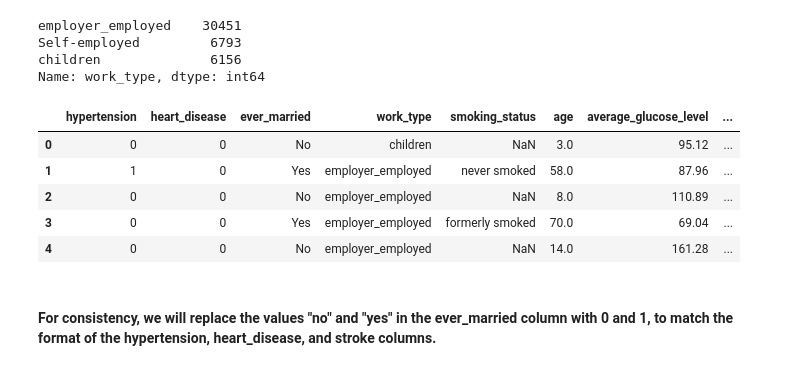
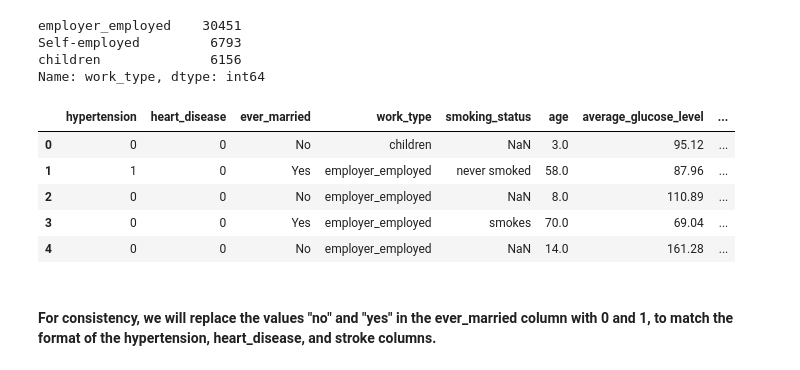
Before and after one commit to TylerTompa/UNCC_Project_3, a Jupyter notebook: healthcare-data/Jupyter/Data_Analysis.ipynb, the cells around one changed output. Cells and saved outputs as stored; diff of their text form; code cells hidden in the pictures.

```diff
--- a/healthcare-data/Jupyter/Data_Analysis.ipynb
+++ b/healthcare-data/Jupyter/Data_Analysis.ipynb
@@ -557,0 +622,4 @@ Percent of people smoking_status smokes (only those with stroke): 20.85
+# %%
+stroke_data_clean.replace(["smokes"], "temporary", inplace=True)
+stroke_data_clean.replace(["formerly smoked"], "smokes", inplace=True)
+stroke_data_clean.replace(["temporary"], "formerly smoked", inplace=True)
@@ -843,30 +993,36 @@ Name: work_type, dtype: int64
 # %%
 # Make new dataframe only including relevant features
 stroke_data_relevant_features_and_label = pd.DataFrame()
 
 # Add categorical features to dataframe
 stroke_data_relevant_features_and_label["hypertension"] = stroke_data_clean["hypertension"]
 stroke_data_relevant_features_and_label["heart_disease"] = stroke_data_clean["heart_disease"]
 stroke_data_relevant_features_and_label["ever_married"] = stroke_data_clean["ever_married"]
 stroke_data_relevant_features_and_label["work_type"] = stroke_data_clean["work_type"]
+
+# Earlier we noticed that,
+# the smoking_status data does not reflect statements made in a scientific journal
+# on the effects of smoking on having a stroke
+# We therefore opted not to use smoking_status as a feature
+# We leave it commented it out here, so that we may return at a later time if we decide to use this in some way
 stroke_data_relevant_features_and_label["smoking_status"] = stroke_data_clean["smoking_status"]
 
 # Add numerical features to dataframe
 stroke_data_relevant_features_and_label["age"] = stroke_data_clean["age"]
 stroke_data_relevant_features_and_label["average_glucose_level"] = stroke_data_clean["avg_glucose_level"]
-stroke_data_relevant_features_and_label["bmi"] = stroke_data_clean["bmi"]
+# stroke_data_relevant_features_and_label["bmi"] = stroke_data_clean["bmi"]
 
 # Add label to dataframe
 stroke_data_relevant_features_and_label["stroke"] = stroke_data_clean["stroke"]
 
 # Preview our new dataframe
 stroke_data_relevant_features_and_label.head()
 # %% [output]
 |  | hypertension | heart_disease | ever_married | work_type | smoking_status | age | average_glucose_level | ... |
 | 0 | 0 | 0 | No | children | NaN | 3.0 | 95.12 | ... |
 | 1 | 1 | 0 | Yes | employer_employed | never smoked | 58.0 | 87.96 | ... |
 | 2 | 0 | 0 | No | employer_employed | NaN | 8.0 | 110.89 | ... |
-| 3 | 0 | 0 | Yes | employer_employed | formerly smoked | 70.0 | 69.04 | ... |
+| 3 | 0 | 0 | Yes | employer_employed | smokes | 70.0 | 69.04 | ... |
 | 4 | 0 | 0 | No | employer_employed | NaN | 14.0 | 161.28 | ... |
 # %% [markdown]
 #### For consistency, we will replace the values "no" and "yes" in the ever_married column with 0 and 1, to match the format of the hypertension, heart_disease, and stroke columns.
```
Also changed, not shown: parts of 14 cells of this notebook.
